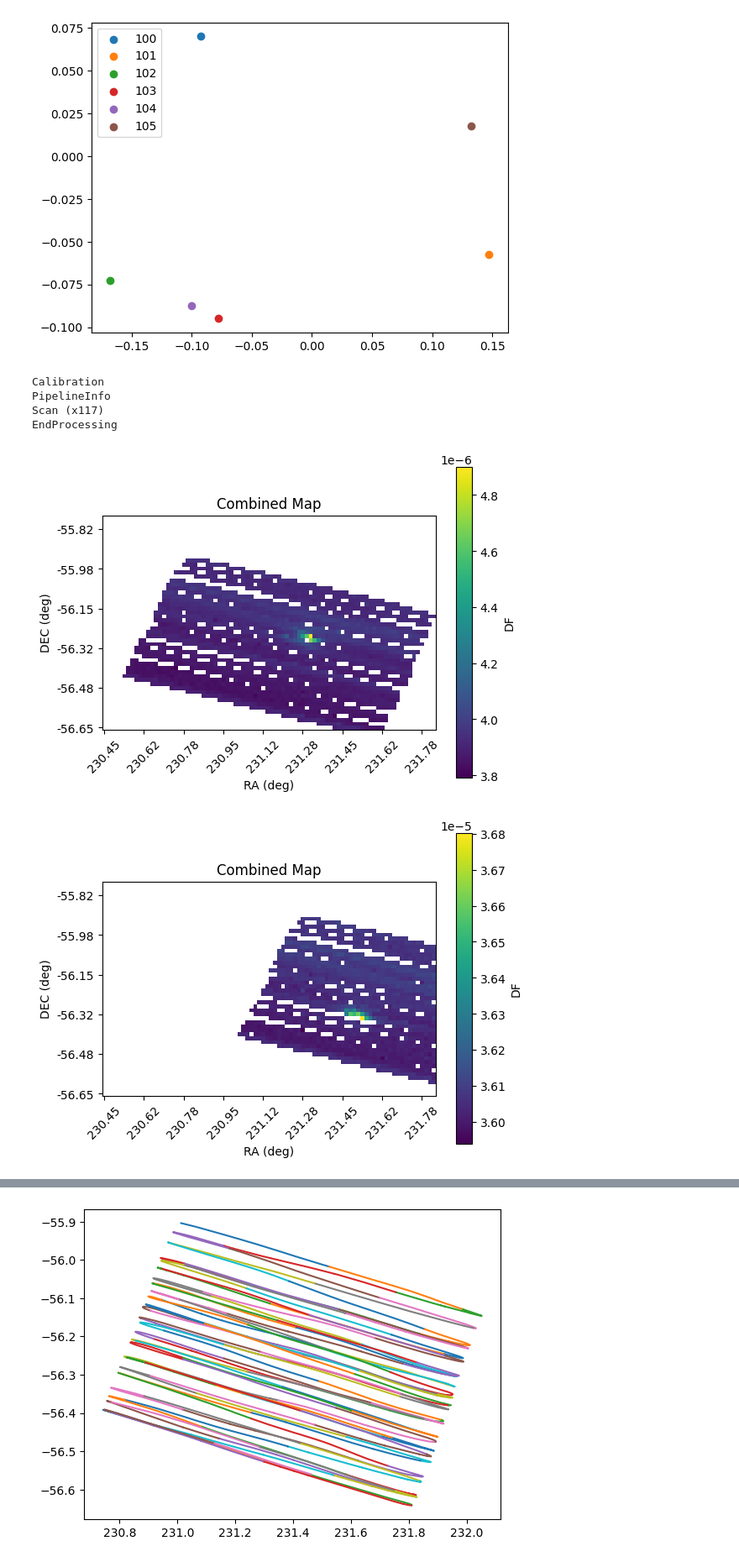
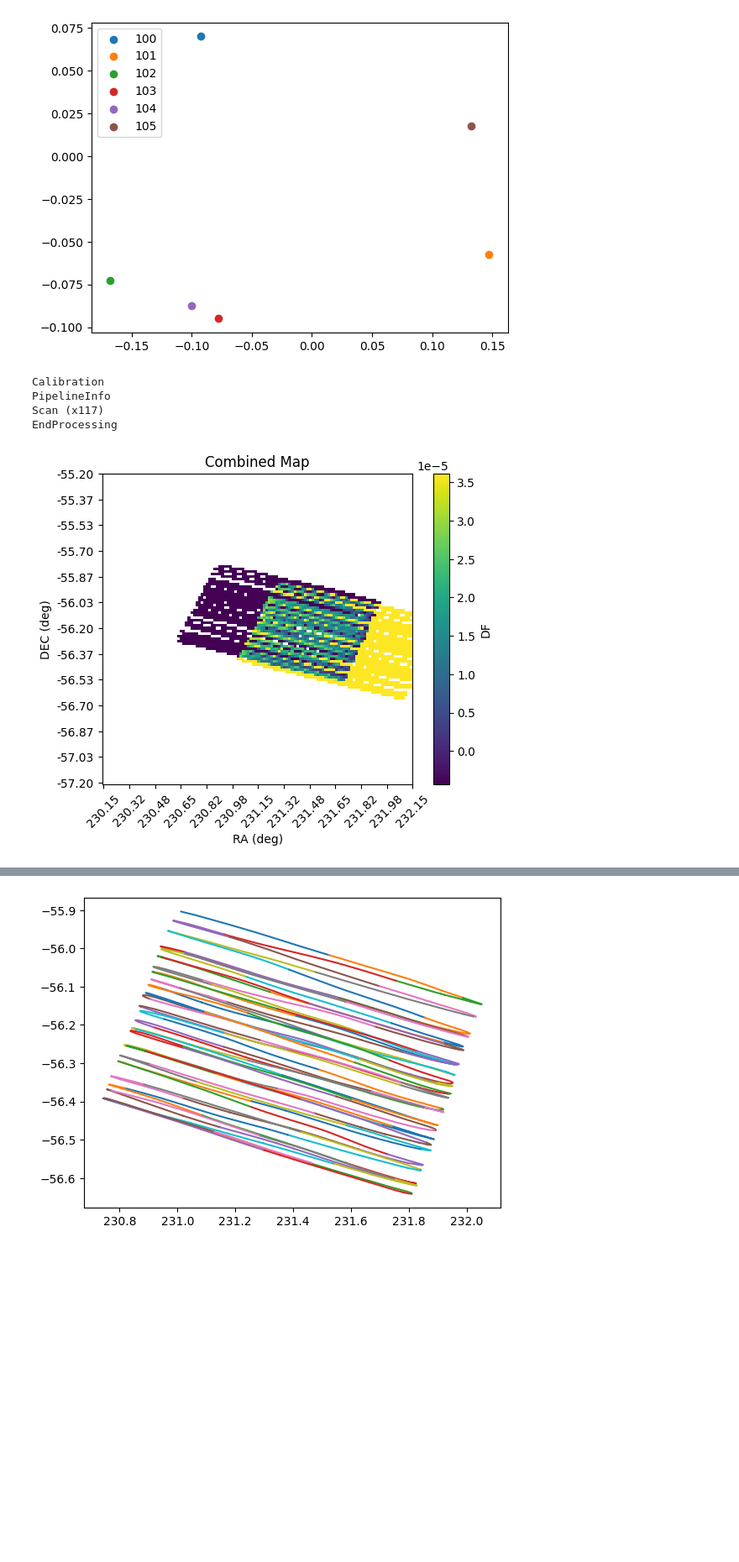
Before and after one commit to jonahjlee/blasttng-to-g3, a Jupyter notebook: notebooks/g3_processing.ipynb, the cells around one changed output, grey strips where cells are left out. Shown at 84% size. Drawn from its saved outputs; the diff is of its cells as text; code cells hidden in the pictures; blank space fills up the shorter version.

```diff
--- a/notebooks/g3_processing.ipynb
+++ b/notebooks/g3_processing.ipynb
@@ -419,7 +419,7 @@ class MapBinner:
             frame["el"] / core.G3Units.rad,
             site=self.site
         )
-        coords = csl.coords(self.focalplane)
+
 
         for kid in common_kids:
             kid_timestream_idx = int(np.where(np.asarray(super_ts.names) == kid)[0][0])
@@ -430,16 +430,19 @@ class MapBinner:
 
             kid_focalplane_idx = int(np.where(np.asarray(cal_frame["x_shifts"].keys()) == kid)[0][0])
 
-            kid_coords = coords[kid_focalplane_idx]
-            x = np.mod(kid_coords[:, 0], 2*np.pi) * core.G3Units.rad
-            y = kid_coords[:, 1] * core.G3Units.rad
+            # Get vector of quaternion pointings
+            q_total = csl.Q * self.focalplane.quats[kid_focalplane_idx]
+            # Decompose q_total into lon, lat, roll angles
+            ra_rads, dec_rads, _ = so3g.proj.quat.decompose_lonlat(q_total)
+
+            x = np.mod(ra_rads, 2*np.pi) * core.G3Units.rad
+            y = dec_rads * core.G3Units.rad
 
             # update data and hits, in-place
             self.data += np.histogram2d(y, x, bins=[self.dec_edges, self.ra_edges], weights=kid_ts)[0]
             self.hits += np.histogram2d(y, x, bins=[self.dec_edges, self.ra_edges])[0]
 
         self.framect += 1
-        # print(f"MapBinner: Processed Frame {self.framect}")
 
     def plot(self, ax=None):
         with np.errstate(invalid='ignore'):
@@ -461,27 +464,31 @@ class MapBinner:
             plt.title("Combined Map")
             plt.show()
 # %%
-kids = [f"roach1_{kid:04}" for kid in range(101, 102)]
+# center of the sky map
+ra0 = 231.15 * core.G3Units.deg
+dec0 = -56.2 * core.G3Units.deg
 
-# instantiate binners
+# map dimensions
+xlen = 2 * core.G3Units.deg
+ylen = 2 * core.G3Units.deg
 
+# pixel resolution
+res = 1 * core.G3Units.arcmin
 
-binners = [MapBinner(timestreams="df", ra0=ra0, dec0=dec0, xlen=xlen, ylen=ylen, res=res, select_kids=[f"roach1_{i:04}"]) for i in range(100, 106)]
+binner = MapBinner(timestreams="df", ra0=ra0, dec0=dec0, xlen=xlen, ylen=ylen, res=res,
+                  select_kids=[f"roach1_{kid:04}" for kid in (101,104)])
 
 # create the pipeline
 pipe = core.G3Pipeline()
 pipe.Add(core.G3Reader, filename=all_df_file)
-for binner in binners:
-    pipe.Add(binner)
+pipe.Add(binner)
 pipe.Add(ut.FrameCounter)
 pipe.Run()
 
-for binner in binners:
-    binner.plot()
+binner.plot()
 # %% [output]
 Calibration
 PipelineInfo
 Scan (x117)
 EndProcessing
-[figure, old version]
+[figure, new version]
-[figure, removed]
```
Also changed, not shown: parts of 1 cell of this notebook, 1 other file.
